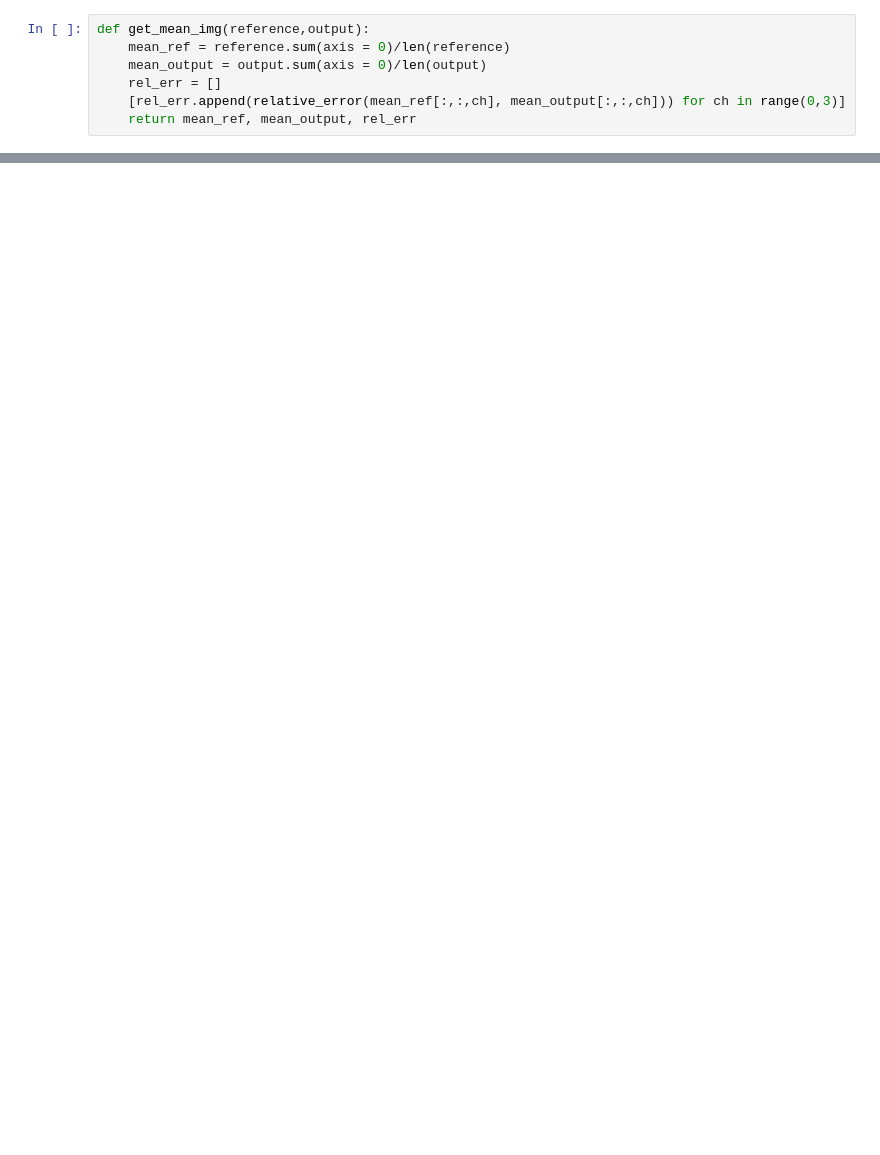
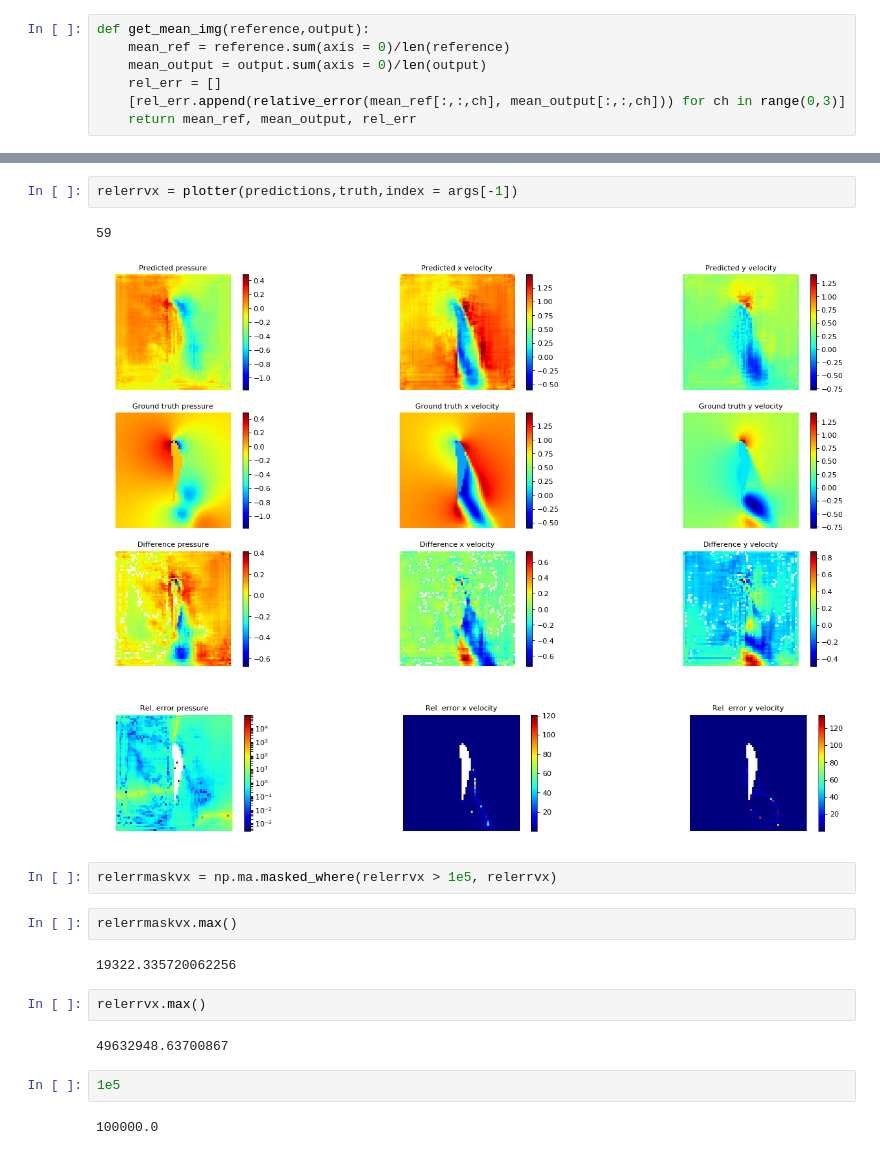
Before and after one commit to BSVogler/ferienakademie2018-accelerating-physics-with-deep-learning, a Jupyter notebook: Tutorial_1.ipynb, the cells around one changed output, grey strips where cells are left out. Saved outputs shown, nothing was run; the diff lists cells and outputs as text; blank space fills up the shorter version.

```diff
--- a/Tutorial_1.ipynb
+++ b/Tutorial_1.ipynb
@@ -433,0 +467,20 @@ plt.imshow(denormalized_targets[0,2,:,:])
+# %%
+relerrvx = plotter(predictions,truth,index = args[-1])
+# %% [output]
+59
+[figure, added]
+[figure, added]
+# %%
+relerrmaskvx = np.ma.masked_where(relerrvx > 1e5, relerrvx)
+# %%
+relerrmaskvx.max()
+# %% [output]
+19322.335720062256
+# %%
+relerrvx.max()
+# %% [output]
+49632948.63700867
+# %%
+1e5
+# %% [output]
+100000.0
```
Also changed, not shown: parts of 19 cells of this notebook, 1 other file.
